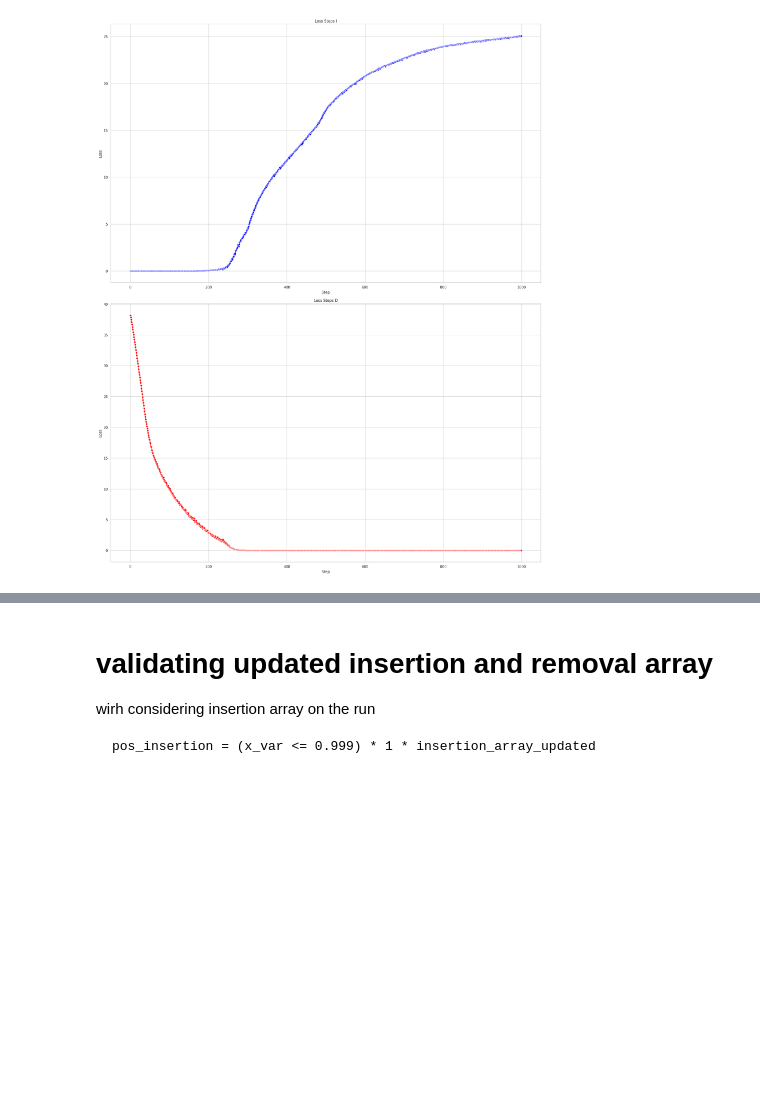
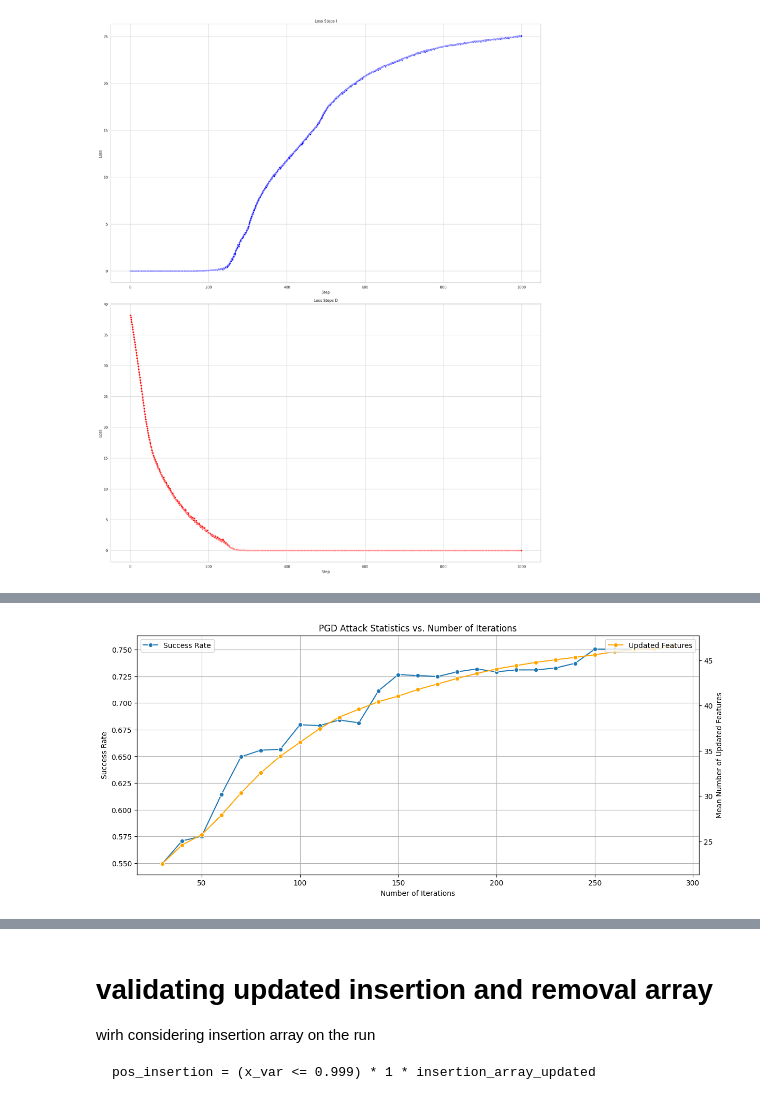
Before and after one commit to mostafa-ja/mal_adv4, a Jupyter notebook: adverserial_attack_RBF2.ipynb, the cells around one changed output, grey strips where cells are left out. Drawn from its saved outputs; the diff is of its cells as text; code cells hidden in the pictures; blank space fills up the shorter version.

```diff
--- a/adverserial_attack_RBF2.ipynb
+++ b/adverserial_attack_RBF2.ipynb
@@ -1870,0 +2150,3 @@ plt.show()
+# %%
+x_next,mean_diff = pgd2(mals.to(torch.float32).to(device), mals_y.to(device), model_AT_rFGSM, insertion_array, removal_array, k=50, step_length=.02, norm='linf', initial_rounding_threshold=0.5, round_threshold=0.5, random=False, is_report_loss_diff=True, is_sample=False)
+mean_diff
@@ -2450,0 +2416,6 @@ PGD linf: Attack effectiveness 4.082%.
+# %%
+# Run PGD attack and plot the success rates
+attack_success_rates, mean_diffs = run_pgd_attack(model_AT_rFGSM, pgd_min, test_loader, device, iterations_list, step_size=step_size)
+plot_attack_statistics(iterations_list, attack_success_rates, mean_diffs)
+# %% [output]
+[figure, added]
```
Also changed, not shown: parts of 29 cells of this notebook.
